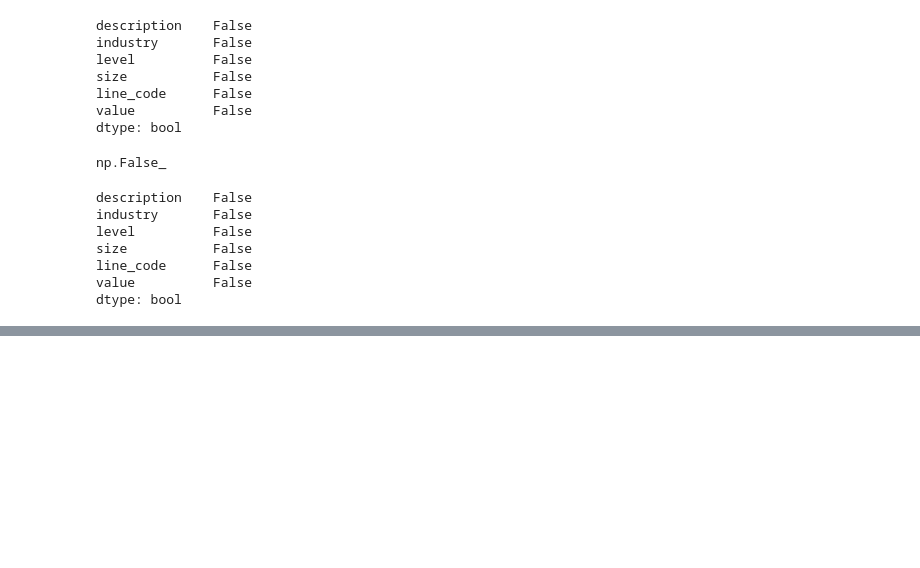
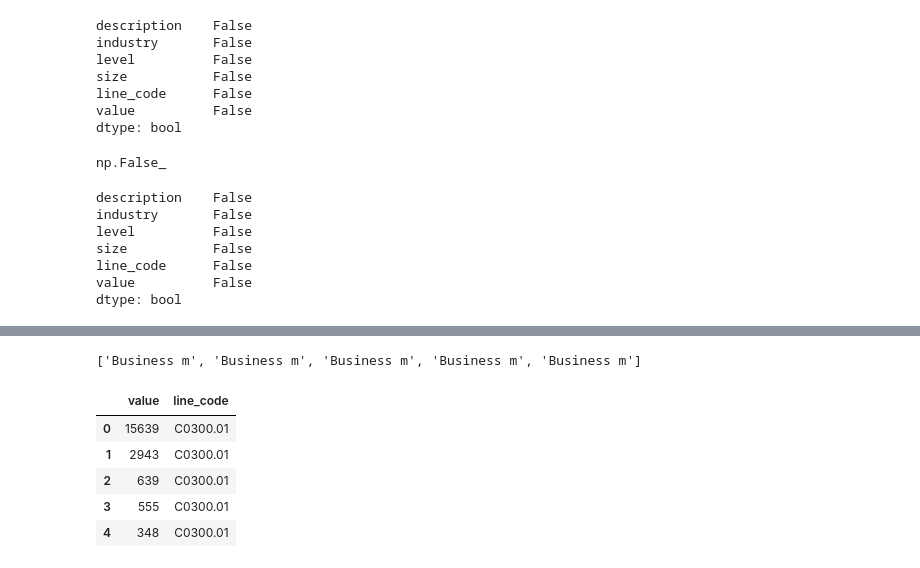
Before and after one commit to harsh-valecha/python_data_analysis_tools, a Jupyter notebook: pyspark_practice/practice2.ipynb, the cells around one changed output, grey strips where cells are left out. Saved outputs shown, nothing was run; the diff lists cells and outputs as text; code cells hidden in the pictures; blank space fills up the shorter version.

```diff
--- a/pyspark_practice/practice2.ipynb
+++ b/pyspark_practice/practice2.ipynb
@@ -160,0 +294,19 @@ dtype: bool
+# %%
+# i want every element of this list to be of 10 characters max
+[i[:10] for i in df.loc[:,'description'].to_list()][:5]
+# %% [output]
+['Business m', 'Business m', 'Business m', 'Business m', 'Business m']
+# %%
+# can i zip two columns of a dataframe
+df2 = pd.DataFrame(zip(df.value,df.line_code))
+# %%
+df2.columns = ['value','line_code']
+# %%
+df2.head()
+# %% [output]
+|  | value | line_code |
+| 0 | 15639 | C0300.01 |
+| 1 | 2943 | C0300.01 |
+| 2 | 639 | C0300.01 |
+| 3 | 555 | C0300.01 |
+| 4 | 348 | C0300.01 |
```
Also changed, not shown: parts of 20 cells of this notebook.
